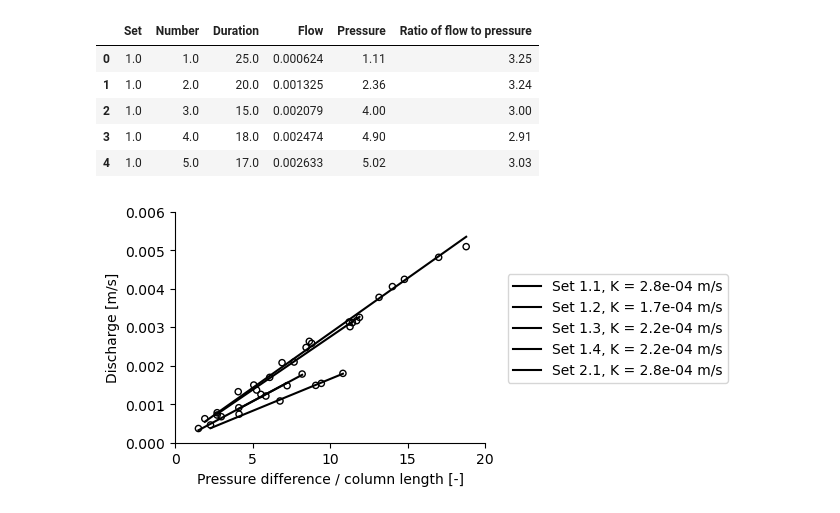
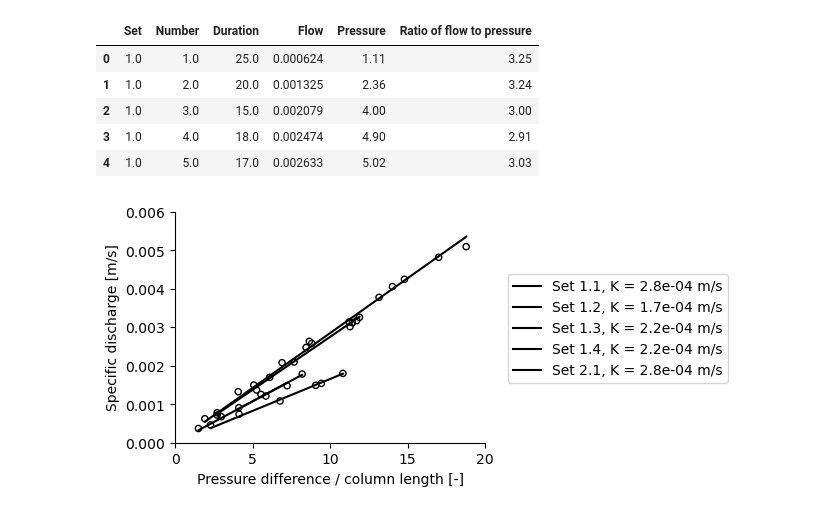
Before and after one commit to SebastianGnann/Darcys_Experiment, a Jupyter notebook: Darcys_Experiment_Publication.ipynb, the cells around one changed output. Drawn from its saved outputs; the diff is of its cells as text; code cells hidden in the pictures.

```diff
--- a/Darcys_Experiment_Publication.ipynb
+++ b/Darcys_Experiment_Publication.ipynb
@@ -43,29 +43,29 @@ df.head()
 # %%
 ### English version for publication ###
 # fit data
 def plot_linear_regression(X,Y,color,text):
     model = LinearRegression(fit_intercept=False)
     model.fit(X, Y)
     predictions = model.predict(X)
     slope = model.coef_[0]
     ax.scatter(X, Y, facecolors='none', edgecolors=color, s=20)
     ax.plot(X, predictions, '-', c=color, label=text+f', K = {slope:.1e} m/s') #.2f
 
 # plot data
 fig, ax = plt.subplots(figsize=(4, 3))
 plot_linear_regression(df.loc[df["Set"]==1,"Pressure"].values.reshape(-1, 1)/0.58, df.loc[df["Set"]==1,"Flow"],'black','Set 1.1')
 plot_linear_regression(df.loc[df["Set"]==2,"Pressure"].values.reshape(-1, 1)/1.14, df.loc[df["Set"]==2,"Flow"],'black','Set 1.2')
 plot_linear_regression(df.loc[df["Set"]==3,"Pressure"].values.reshape(-1, 1)/1.71, df.loc[df["Set"]==3,"Flow"],'black','Set 1.3')
 plot_linear_regression(df.loc[df["Set"]==4,"Pressure"].values.reshape(-1, 1)/1.70, df.loc[df["Set"]==4,"Flow"],'black','Set 1.4')
 plot_linear_regression(df2.loc[df2["Set"]==1,"Pressure difference"].values.reshape(-1, 1)/1.1, df2.loc[df2["Set"]==1,"Flow"],'black','Set 2.1')
 ax.set_xlim([0, 20])
 ax.set_ylim([0, 0.006])
 plt.xlabel('Pressure difference / column length [-]')
-plt.ylabel('Discharge [m/s]')
+plt.ylabel('Specific discharge [m/s]')
 ax.spines['top'].set_visible(False)
 ax.spines['right'].set_visible(False)
 #plt.grid(alpha=0.5)
 plt.legend(bbox_to_anchor=(1.05, 0.76))
 %matplotlib inline
 # %% [output]
-[figure, old version]
+[figure, new version]
```
Also changed, not shown: 1 other file.
